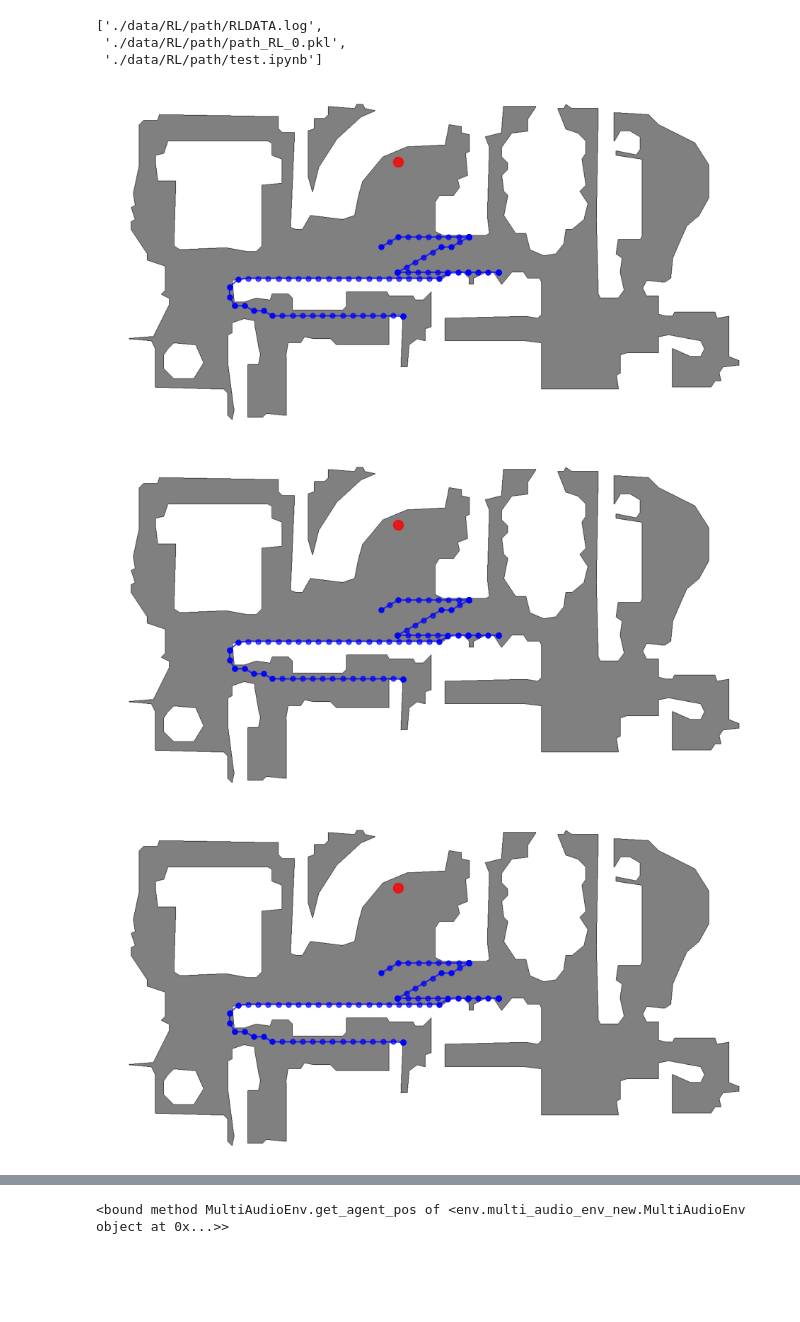
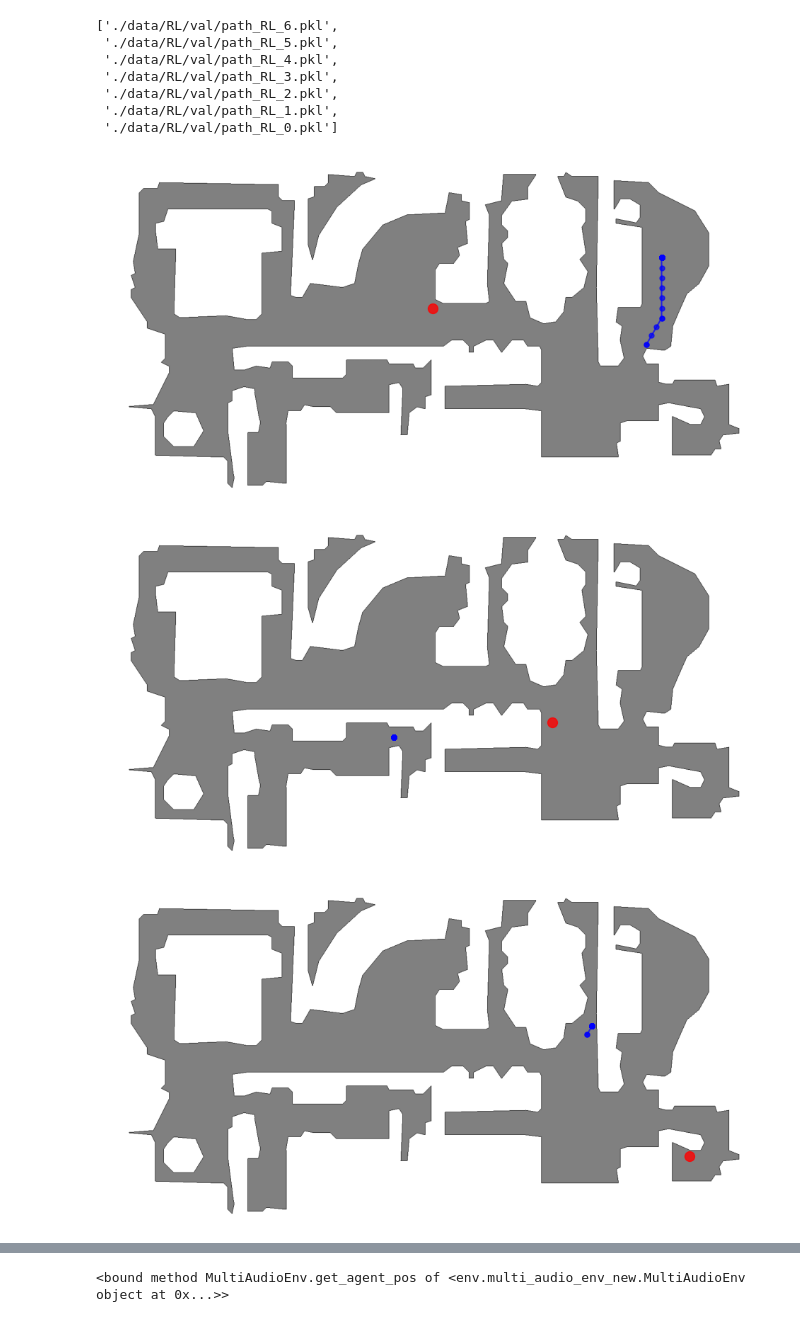
Before and after one commit to YZyongzhang/soundspaces, a Jupyter notebook: env.ipynb, the cells around one changed output, grey strips where cells are left out. Drawn from its saved outputs; the diff is of its cells as text; code cells hidden in the pictures; blank space fills up the shorter version.

```diff
--- a/env.ipynb
+++ b/env.ipynb
@@ -20,5 +27,0 @@ from draw import Draw
-# %%
-config['random_seed'] = 1
-env = Env(config)
-sim = env._sim
-env.reset()
@@ -118,8 +108,12 @@ array([-8.614497,  0.072447, -0.957844], dtype=float32)
 # %%
 import pickle
 import os
-path = "./data/RL/path"
+path = "./data/RL/val/"
 files = os.listdir(path)
 file_path = list()
 for i in range(len(files)):
     file_path.append(os.path.join(path,files[i]))
+# %%
+# file_path = file_path[1]
+file_path = file_path[:-1]
+file_path
@@ -126,22 +128,26 @@ for i in range(len(files)):
 # %%
 file_path
 # %% [output]
-['./data/RL/path/RLDATA.log',
- './data/RL/path/path_RL_0.pkl',
- './data/RL/path/test.ipynb']
+['./data/RL/val/path_RL_6.pkl',
+ './data/RL/val/path_RL_5.pkl',
+ './data/RL/val/path_RL_4.pkl',
+ './data/RL/val/path_RL_3.pkl',
+ './data/RL/val/path_RL_2.pkl',
+ './data/RL/val/path_RL_1.pkl',
+ './data/RL/val/path_RL_0.pkl']
 # %%
 import matplotlib.pyplot  as plt
 from draw import Draw
 output_dir = './output_images'
 drawer = Draw()
 for i in range(len(file_path)):
-    with open('./data/RL/path/path_RL_0.pkl', 'rb') as f:
+    with open(file_path[i], 'rb') as f:
         data = pickle.load(f)
-        sound_pose = data[0]['sound']
-        agent_point = data[0]['agent']
+        sound_pose = data['sound']
+        agent_point = data['agent']
         image_filename = f"{output_dir}/path_graph_{i}.png"
         drawer.show_path_graph(env , sound=sound_pose ,agent=agent_point ,image_filename=image_filename)
 # %% [output]
-[figure, old version]
+[figure, new version]
-[figure, old version]
+[figure, new version]
-[figure, old version]
+[figure, new version]
```
Also changed, not shown: parts of 17 cells of this notebook, 38 other files.
